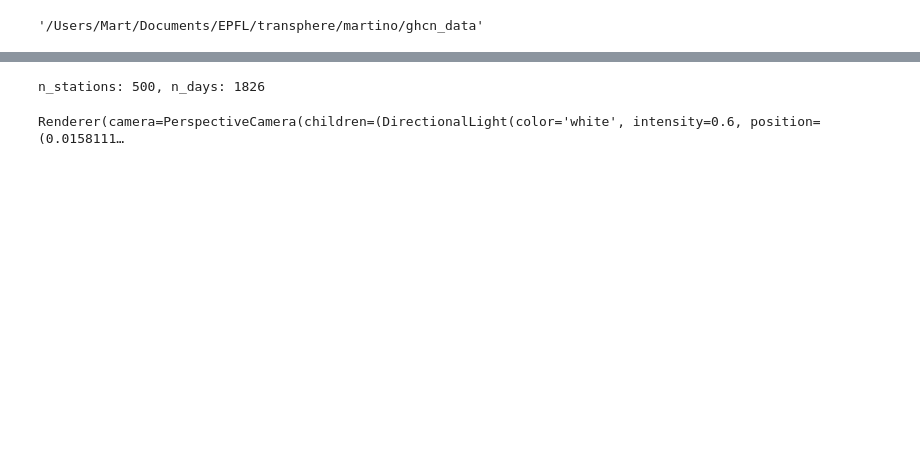
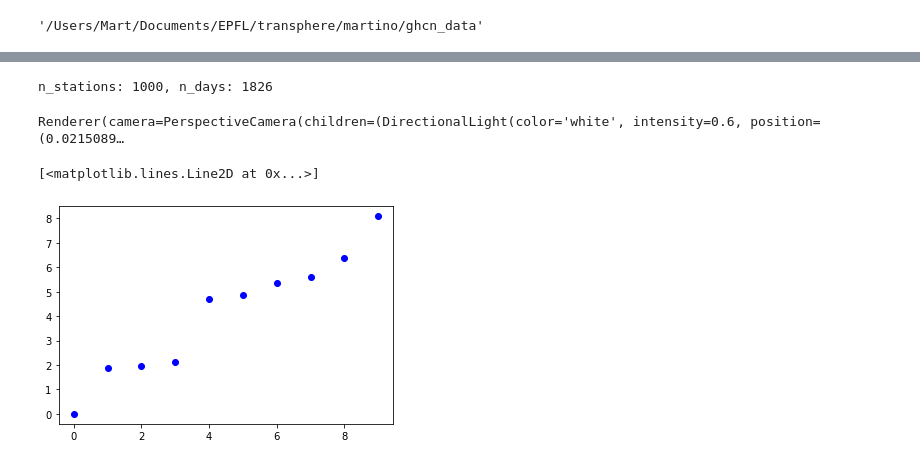
Before and after one commit to haasdo95/transphere, a Jupyter notebook: martino/igl.ipynb, the cells around one changed output, grey strips where cells are left out. Drawn from its saved outputs; the diff is of its cells as text; code cells hidden in the pictures; blank space fills up the shorter version.

Commit message:
BN and cotan on healpix and equiangular

```diff
--- a/martino/igl.ipynb
+++ b/martino/igl.ipynb
@@ -26,8 +27,8 @@ class cotan(Graph):
         W.setdiag(0, 0)
         super(cotan, self).__init__(W, coords=self.coords)
 
-    def e(self, N=5):  # how many eigenvectors do I calculate
-        self.eig_values, self.eig_vectors = scipy.sparse.linalg.eigsh(-self.cotan, k=16, M=self.mass, sigma=0.001)
+    def e(self, k=5):  # how many eigenvectors do I calculate
+        self.eig_values, self.eig_vectors = scipy.sparse.linalg.eigsh(-self.cotan, k=k, M=self.mass, sigma=0.001)
 
     def plot_e(self, N=1):
         plot(self.coords, self.tri, self.eig_vectors[:,N])
@@ -34,39 +37,45 @@ class cotan(Graph):
 # %%
-nstations = 500
-stations = np.load('ghcn_data/ghcn_stations_2010-2014.npz')
-data = np.load('ghcn_data/ghcn_data_2010-2014_TMAX.npz')
+def create_GHCN(nstations = 500):
+    stations = np.load('ghcn_data/ghcn_stations_2010-2014.npz')
+    data = np.load('ghcn_data/ghcn_data_2010-2014_TMAX.npz')
 
-keep = data['valid_days'].flatten()
-data = data['data'].reshape(len(stations['id_ghcn']), -1)
-data = data[:, keep]
-data = data / 10
+    keep = data['valid_days'].flatten()
+    data = data['data'].reshape(len(stations['id_ghcn']), -1)
+    data = data[:, keep]
+    data = data / 10
 
-# Show the same stations as for the temperature plot.
-year, month, day = 2014, 1, 1
-t = (year-2010)*365 + (month-1)*30 + (day-1)
-keep = ~np.isnan(data[:, t])
+    # Show the same stations as for the temperature plot.
+    year, month, day = 2014, 1, 1
+    t = (year-2010)*365 + (month-1)*30 + (day-1)
+    keep = ~np.isnan(data[:, t])
 
-data = data[keep]
-lon = stations['lon'][keep]
-lat = stations['lat'][keep]
+    data = data[keep]
+    lon = stations['lon'][keep]
+    lat = stations['lat'][keep]
 
-print('n_stations: {}, n_days: {}'.format(nstations, data.shape[1]))
+    print('n_stations: {}, n_days: {}'.format(nstations, data.shape[1]))
 
-# Rotate the view.
-lon -= 50
-lat -= 20
+    # Rotate the view.
+    lon -= 50
+    lat -= 20
 
-lon *= np.pi / 180
-lat *= np.pi / 180
+    lon *= np.pi / 180
+    lat *= np.pi / 180
 
-x = np.cos(lat) * np.cos(lon)
-y = np.cos(lat) * np.sin(lon)
-z = np.sin(lat)
+    x = np.cos(lat) * np.cos(lon)
+    y = np.cos(lat) * np.sin(lon)
+    z = np.sin(lat)
 
-coords = np.stack([x, y, z], axis=1)
-coords = coords[np.random.permutation(np.alen(coords))][:nstations]
+    coords = np.stack([x, y, z], axis=1)
+    max_stations = np.alen(coords)
+    if nstations > max_stations:
+        print("warning: there are only {} stations".format(np.alen(coords)))
+        return coords
+    return coords[np.random.permutation(np.alen(coords))][:nstations]
-# %% [output]
-n_stations: 500, n_days: 1826
+# %%
+coords = create_GHCN(nstations = 1000)
+# %% [output]
+n_stations: 1000, n_days: 1826
 # %%
 sphere = cotan(coords)
 # %%
@@ -74,4 +83,9 @@ sphere.e()
 # %%
-sphere.plot_e(1)
+sphere.plot_e(5)
 # %% [output]
-Renderer(camera=PerspectiveCamera(children=(DirectionalLight(color='white', intensity=0.6, position=(0.0158111…
+Renderer(camera=PerspectiveCamera(children=(DirectionalLight(color='white', intensity=0.6, position=(0.0215089…
+# %%
+plt.plot(sphere.eig_values[:10], 'bo')
+# %% [output]
+[<matplotlib.lines.Line2D at 0x...>]
+[figure, added]
```
Also changed, not shown: parts of 24 cells of this notebook, 19 other files.
